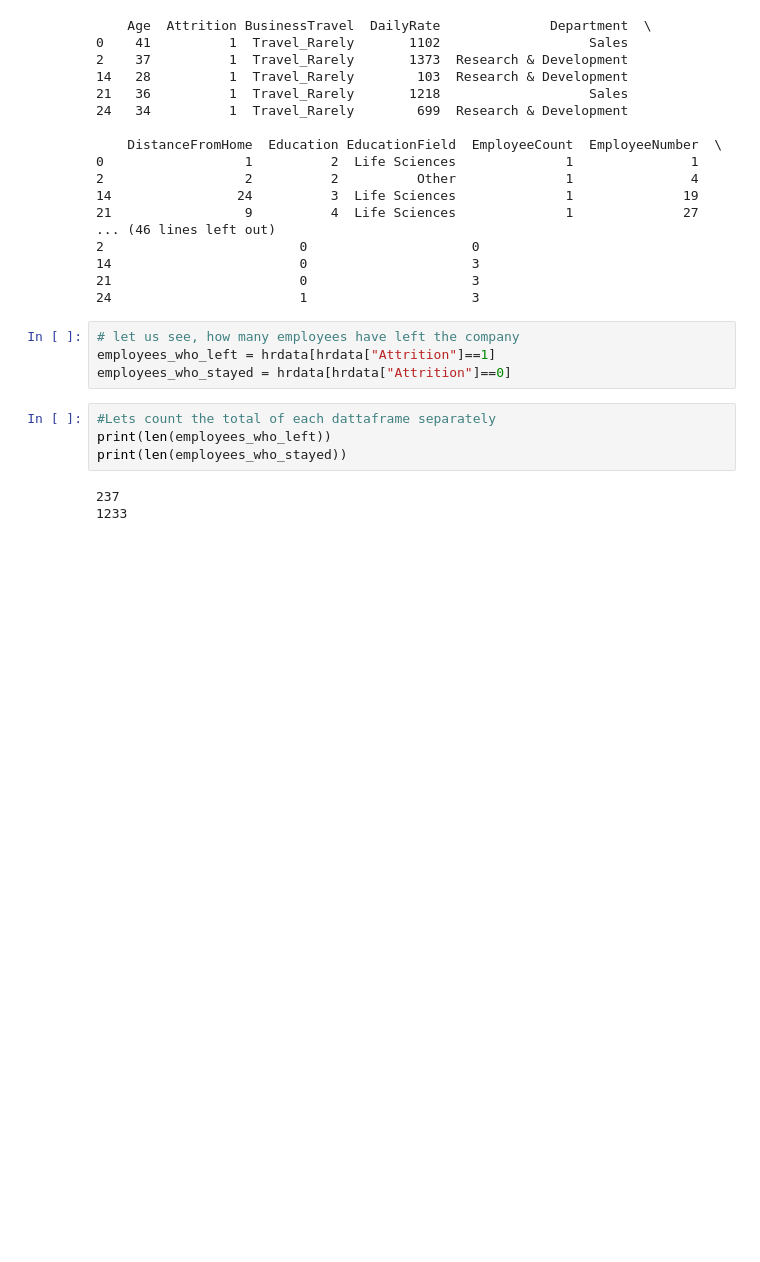
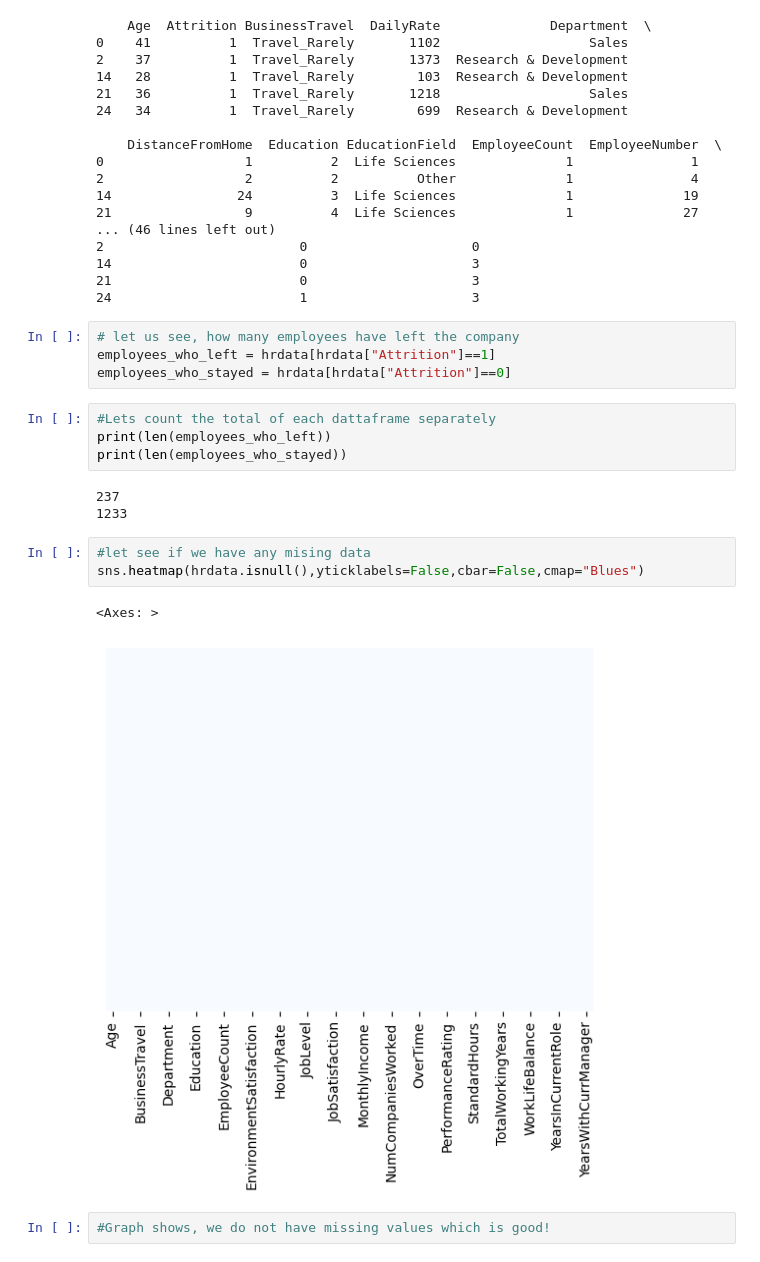
Before and after one commit to LogeswaranA/Analytics-ML-Workings, a Jupyter notebook: analytics/HR-DATA-ANALYTICS/analytics.ipynb, the cells around one changed output. Saved outputs shown, nothing was run; the diff lists cells and outputs as text; blank space fills up the shorter version.

```diff
--- a/analytics/HR-DATA-ANALYTICS/analytics.ipynb
+++ b/analytics/HR-DATA-ANALYTICS/analytics.ipynb
@@ -135,3 +135,11 @@ print(len(employees_who_stayed))
 # %% [output]
 237
 1233
+# %%
+#let see if we have any mising data
+sns.heatmap(hrdata.isnull(),yticklabels=False,cbar=False,cmap="Blues")
+# %% [output]
+<Axes: >
+[figure, added]
+# %%
+#Graph shows, we do not have missing values which is good!
```
Also changed, not shown: parts of 2 cells of this notebook.
